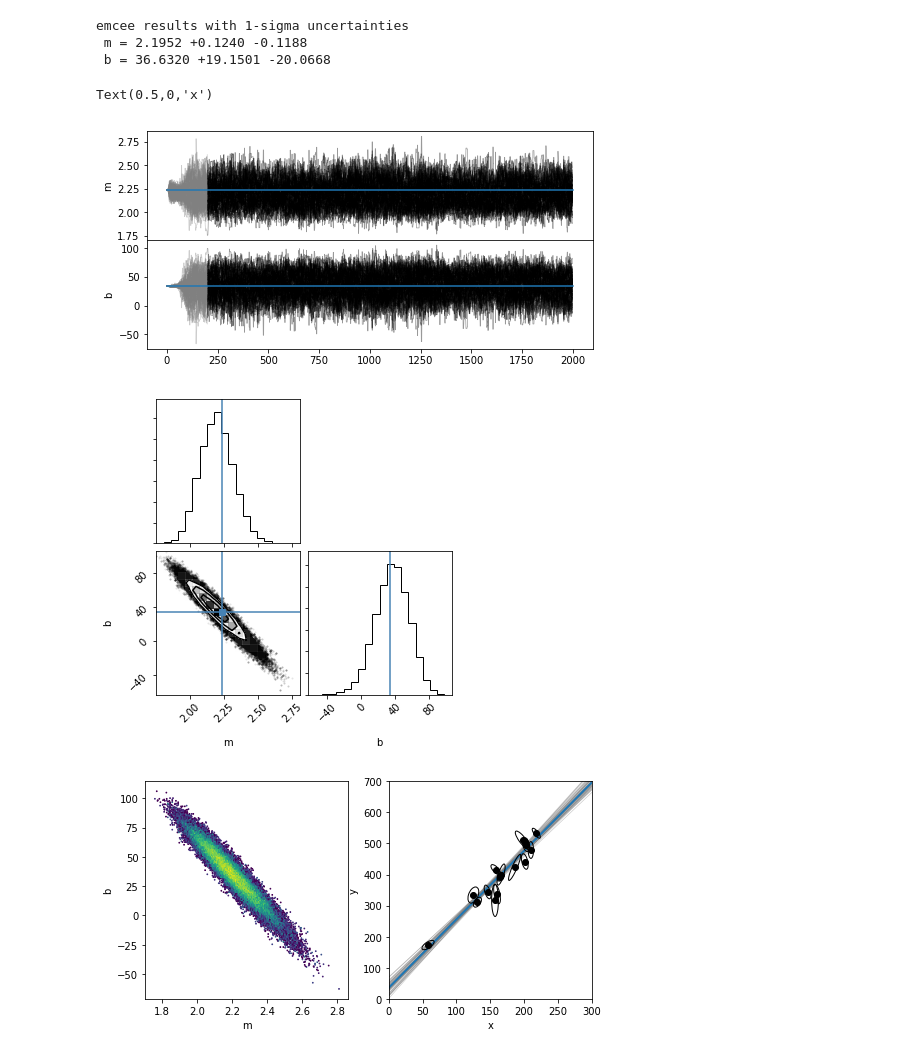
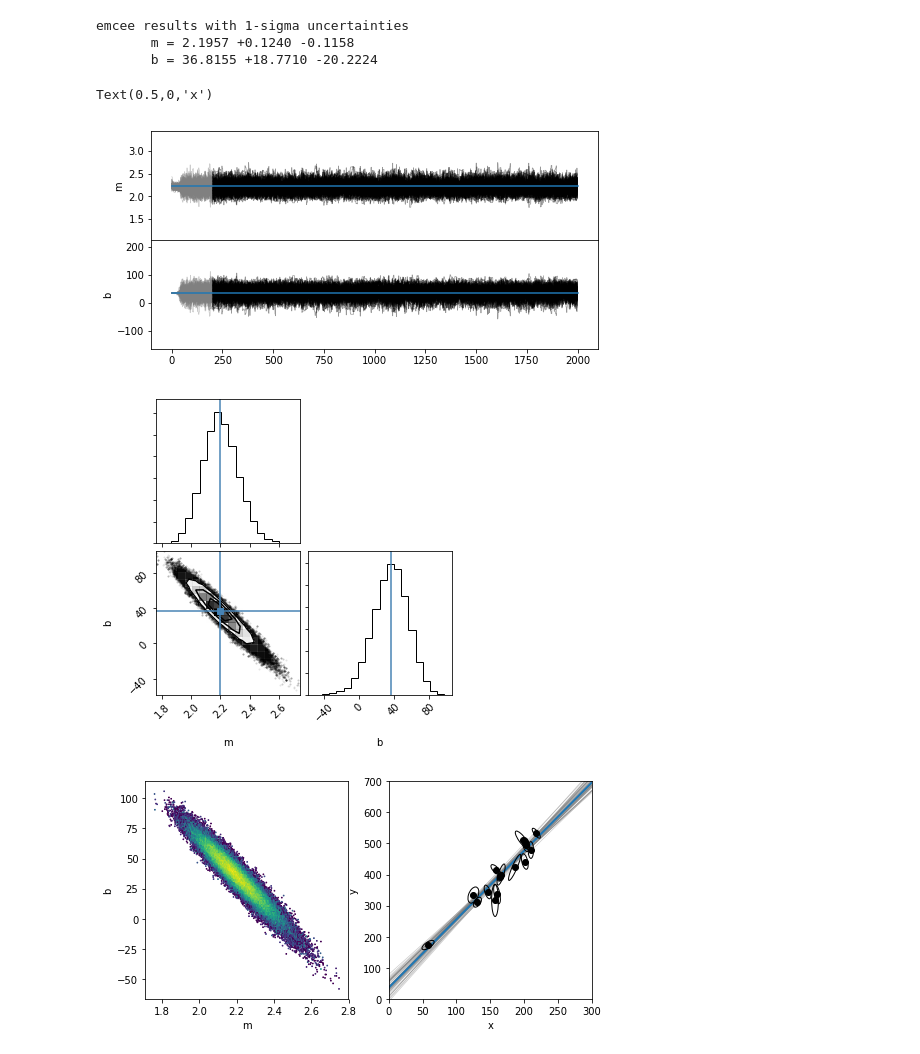
Before and after one commit to ageller/CRD2018emcee, a Jupyter notebook: emceeDemoCRD2018.ipynb, the cells around one changed output. Cells and saved outputs as stored; diff of their text form; code cells hidden in the pictures.

```diff
--- a/emceeDemoCRD2018.ipynb
+++ b/emceeDemoCRD2018.ipynb
@@ -129,25 +170,38 @@ foo = sampler.run_mcmc(pos, nsamples)
+# %%
+nwalkers = 100
+#guess0 = np.array(thFromM(mSci), bpFromBth(bSci, thFromM(mSci))])
+guess0 = np.array([thFromM(mFreq), bpFromBth(bFreq, thFromM(mFreq))])
+nfac = [1e-2, 1e-2]
+ndim = len(guess0)
+pos = [guess0 + nfac * np.random.randn(ndim) for i in range(nwalkers)]
+
+import emcee
+sampler = emcee.EnsembleSampler(nwalkers, ndim, lnprob, args=(obs_x, obs_y, sigma_x, sigma_y, rho_xy))
+
+nsamples = 2000
+foo = sampler.run_mcmc(pos, nsamples)
 # %%
-def mFromTh(th):
-    return np.tan(th)
-def bFromThBp(th, bp):
-    return bp/np.cos(th)
-
 nburn = 200
 th_samples = np.array(sampler.chain[:,nburn:,0]).flatten()
 bp_samples = np.array(sampler.chain[:,nburn:,1]).flatten()
+#V_samples = np.array(sampler.chain[:,nburn:,2]).flatten()
 m_samples = mFromTh(th_samples)
 b_samples = bFromThBp(th_samples, bp_samples)
 
 samples = np.vstack([m_samples, b_samples]).T
 m_mcmc, b_mcmc = map(lambda v: (v[1], v[2]-v[1], v[1]-v[0]), zip(*np.percentile(samples, [16, 50, 84], axis=0)))
-print("emcee results with 1-sigma uncertainties\n m = {:.4f} +{:.4f} -{:.4f}\n b = {:.4f} +{:.4f} -{:.4f}"\
+print("emcee results with 1-sigma uncertainties\n \
+      m = {:.4f} +{:.4f} -{:.4f}\n \
+      b = {:.4f} +{:.4f} -{:.4f}\n" \
       .format(m_mcmc[0], m_mcmc[1], m_mcmc[2], b_mcmc[0], b_mcmc[1], b_mcmc[2]))
-
 
 #chains
 fig, (ax1, ax2) = plt.subplots(2,1, figsize = (8,4), sharex = True)
 ax1.set_ylabel("m")
 ax2.set_ylabel("b")
+afac = 10.
+ax1.set_ylim(m_mcmc[0] - afac*m_mcmc[2], m_mcmc[0] + afac*m_mcmc[1])
+ax2.set_ylim(b_mcmc[0] - afac*b_mcmc[2], b_mcmc[0] + afac*b_mcmc[1])
 fig.subplots_adjust(hspace = 0)
 xplot = range(nsamples)
 ax1.plot([0, nsamples],[mFreq, mFreq], color = 'C0', zorder = 10)
@@ -164,7 +218,7 @@ for w in range(nwalkers - 1):
 
 #corner plot
 import corner
-corner.corner(samples, labels = ['m','b'], truths = [mFreq, bFreq])
+corner.corner(samples, labels = ['m','b'], truths = [m_mcmc[0], b_mcmc[0]])
 
 
 #Adam's plots
@@ -172,35 +226,35 @@ fig, (ax1, ax2) = plt.subplots(1,2, figsize = (8,4))
 
 ax1.hexbin(m_samples, b_samples, gridsize = 250, bins = "log", mincnt = 1)
 plotData(ax2, obs_x, obs_y, sigma_x, sigma_y, rho_xy)
 ax2.set_xlim(0,300)
 ax2.set_ylim(0,700)
 
 
 max_prob = np.argmax(sampler.flatlnprobability)
 th_max = sampler.flatchain[:,0][max_prob]
 bp_max = sampler.flatchain[:,1][max_prob]
 m_max = mFromTh(th_max)
 b_max = bFromThBp(th_max, bp_max)
 ax2.plot([0,300], [b_max + 0*m_max, b_max + 300*m_max], lw = 2, zorder = 2)
 
 ndraw = 50
 for rand_draw in np.random.randint(500, len(sampler.flatchain[:,0]), ndraw):
     th_draw = sampler.flatchain[:,0][rand_draw]
     bp_draw = sampler.flatchain[:,1][rand_draw]
     m_draw = mFromTh(th_draw)
     b_draw = bFromThBp(th_draw, bp_draw)
     ax2.plot([0,300], [b_draw + 0*m_draw, b_draw + 300*m_draw],
              color = "0.5", alpha = 0.4, lw = 0.7, zorder = 1)
 
 ax1.set_xlabel("m")
 ax1.set_ylabel("b")
 ax2.set_ylabel("y")
 ax2.set_xlabel("x")
 # %% [output]
 emcee results with 1-sigma uncertainties
- m = 2.1952 +0.1240 -0.1188
- b = 36.6320 +19.1501 -20.0668
+       m = 2.1957 +0.1240 -0.1158
+       b = 36.8155 +18.7710 -20.2224
 Text(0.5,0,'x')
-[figure, old version]
+[figure, new version]
-[figure, old version]
+[figure, new version]
-[figure, old version]
+[figure, new version]
```
Also changed, not shown: parts of 10 cells of this notebook.
